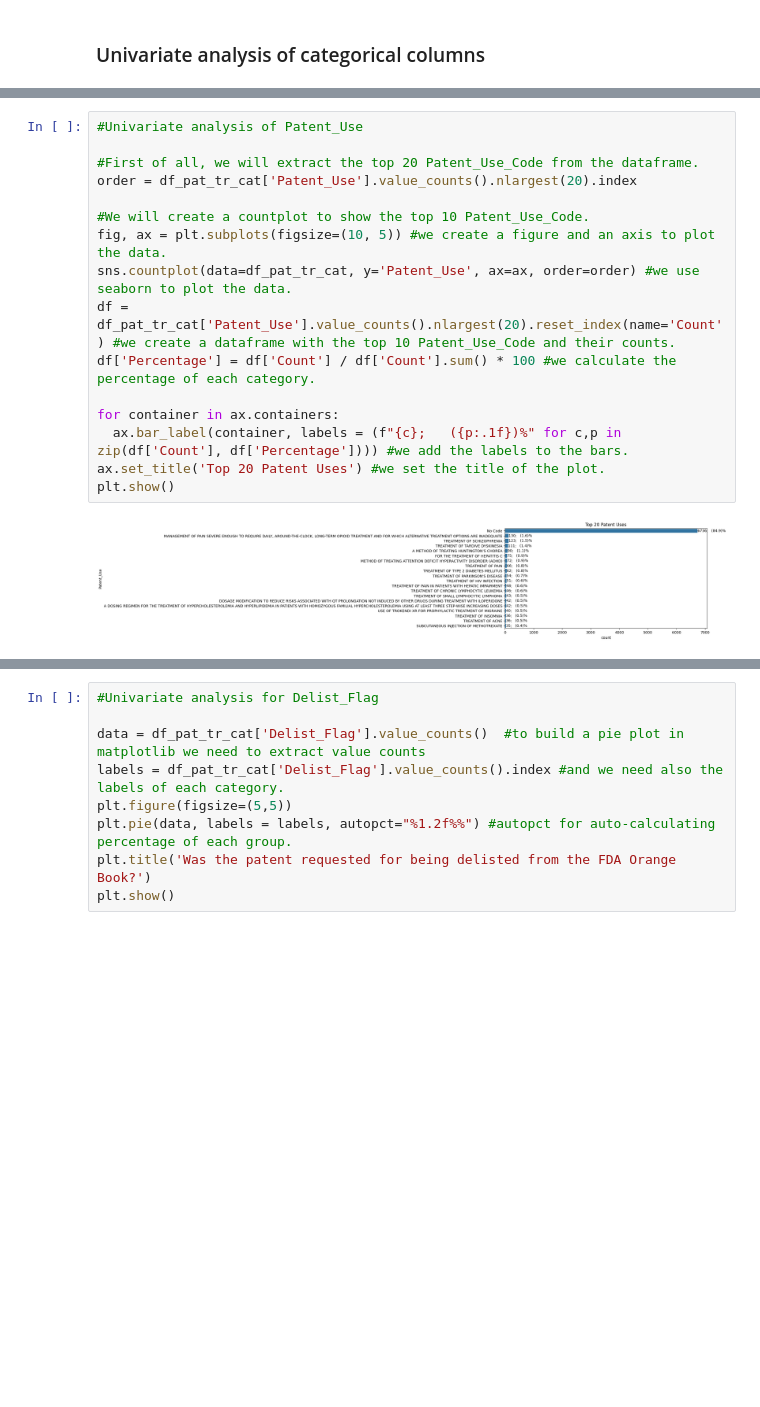
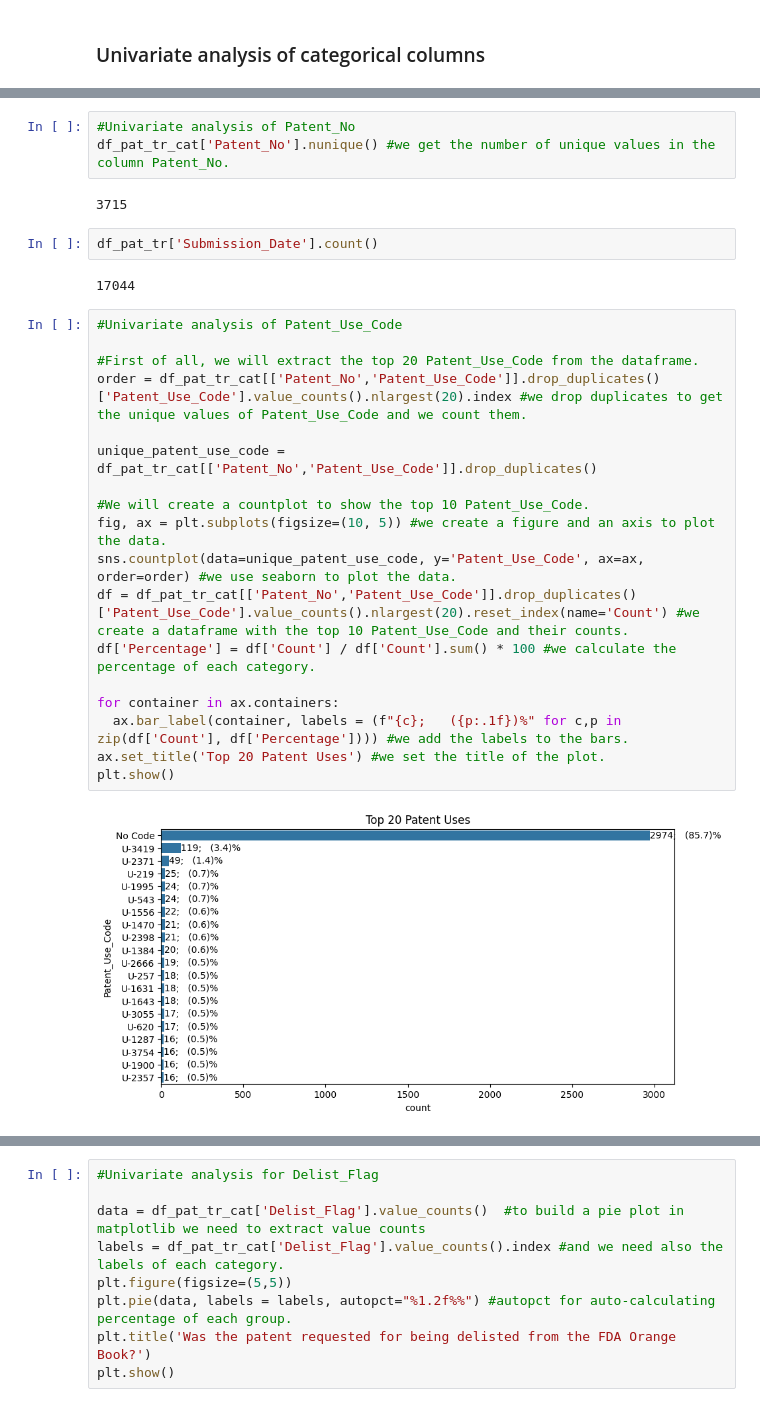
Before and after one commit to juanjomarcruz/FDA_Orange_Book_Project, a Jupyter notebook: 2_Jupyter_Notebooks/EDA_pat.ipynb, the cells around one changed output, grey strips where cells are left out. Drawn from its saved outputs; the diff is of its cells as text; blank space fills up the shorter version.

Commit message:
Dashboard design notes are added. Further cleaning and transformation of data is performed. Dashboard file is created.

```diff
--- a/2_Jupyter_Notebooks/EDA_pat.ipynb
+++ b/2_Jupyter_Notebooks/EDA_pat.ipynb
@@ -81,21 +85,32 @@ df_pat_tr_cat.head()
+# %%
+#Univariate analysis of Patent_No
+df_pat_tr_cat['Patent_No'].nunique() #we get the number of unique values in the column Patent_No.
+# %% [output]
+3715
+# %%
+df_pat_tr['Submission_Date'].count()
+# %% [output]
+17044
 # %%
-#Univariate analysis of Patent_Use
+#Univariate analysis of Patent_Use_Code
 
 #First of all, we will extract the top 20 Patent_Use_Code from the dataframe.
-order = df_pat_tr_cat['Patent_Use'].value_counts().nlargest(20).index
+order = df_pat_tr_cat[['Patent_No','Patent_Use_Code']].drop_duplicates()['Patent_Use_Code'].value_counts().nlargest(20).index #we drop duplicates to get the unique values of Patent_Use_Code and we count them.
+
+unique_patent_use_code = df_pat_tr_cat[['Patent_No','Patent_Use_Code']].drop_duplicates()
 
 #We will create a countplot to show the top 10 Patent_Use_Code.
 fig, ax = plt.subplots(figsize=(10, 5)) #we create a figure and an axis to plot the data.
-sns.countplot(data=df_pat_tr_cat, y='Patent_Use', ax=ax, order=order) #we use seaborn to plot the data.
-df = df_pat_tr_cat['Patent_Use'].value_counts().nlargest(20).reset_index(name='Count') #we create a dataframe with the top 10 Patent_Use_Code and their counts.
+sns.countplot(data=unique_patent_use_code, y='Patent_Use_Code', ax=ax, order=order) #we use seaborn to plot the data.
+df = df_pat_tr_cat[['Patent_No','Patent_Use_Code']].drop_duplicates()['Patent_Use_Code'].value_counts().nlargest(20).reset_index(name='Count') #we create a dataframe with the top 10 Patent_Use_Code and their counts.
 df['Percentage'] = df['Count'] / df['Count'].sum() * 100 #we calculate the percentage of each category.
 
 for container in ax.containers:
   ax.bar_label(container, labels = (f"{c};   ({p:.1f})%" for c,p in zip(df['Count'], df['Percentage']))) #we add the labels to the bars.
 ax.set_title('Top 20 Patent Uses') #we set the title of the plot.
 plt.show()
 # %% [output]
-[figure, old version]
+[figure, new version]
 # %%
 #As we can see in the previous barplot, the most commo category is "No Code". So we will remove it from the dataframe.
 df_pat_tr_cat = df_pat_tr_cat[df_pat_tr_cat['Patent_Use'] != 'No Code'] #we filter the dataframe to remove the "No Code" category.
```
Also changed, not shown: parts of 18 cells of this notebook, 9 other files.
